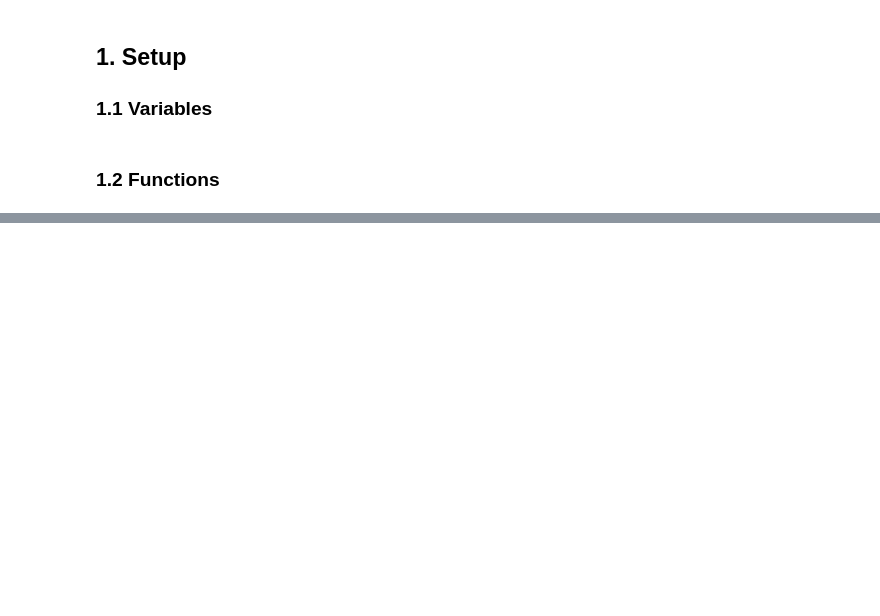
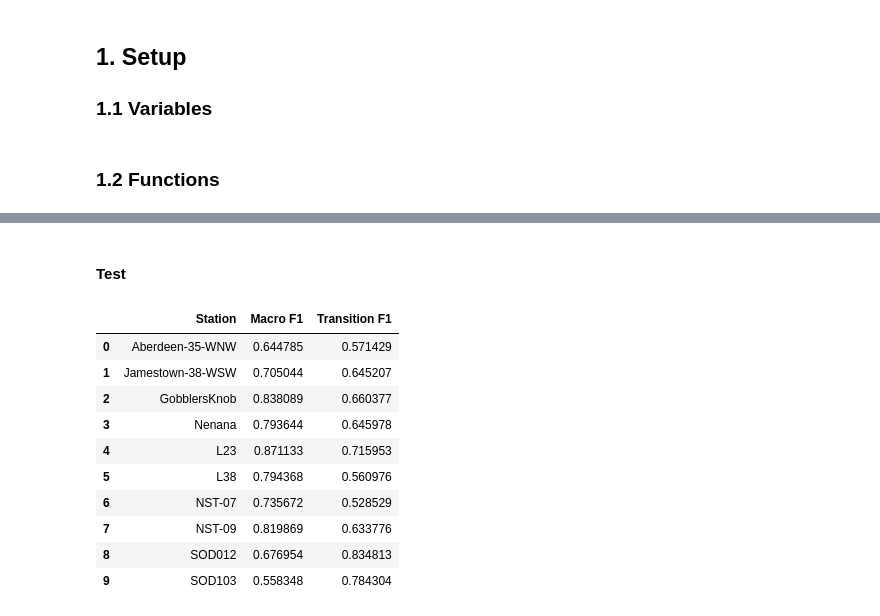
Before and after one commit to gerezk/freeze-thaw-soil-prediction, a Jupyter notebook: notebooks/model_development.ipynb, the cells around one changed output, grey strips where cells are left out. Drawn from its saved outputs; the diff is of its cells as text; code cells hidden in the pictures; blank space fills up the shorter version.

```diff
--- a/notebooks/model_development.ipynb
+++ b/notebooks/model_development.ipynb
@@ -134,0 +155,16 @@ Average transition F1 score: 0.5
+# %% [markdown]
+#### Test
+# %%
+result_unlagged_test_df
+# %% [output]
+|  | Station | Macro F1 | Transition F1 |
+| 0 | Aberdeen-35-WNW | 0.644785 | 0.571429 |
+| 1 | Jamestown-38-WSW | 0.705044 | 0.645207 |
+| 2 | GobblersKnob | 0.838089 | 0.660377 |
+| 3 | Nenana | 0.793644 | 0.645978 |
+| 4 | L23 | 0.871133 | 0.715953 |
+| 5 | L38 | 0.794368 | 0.560976 |
+| 6 | NST-07 | 0.735672 | 0.528529 |
+| 7 | NST-09 | 0.819869 | 0.633776 |
+| 8 | SOD012 | 0.676954 | 0.834813 |
+| 9 | SOD103 | 0.558348 | 0.784304 |
```
Also changed, not shown: parts of 24 cells of this notebook.
